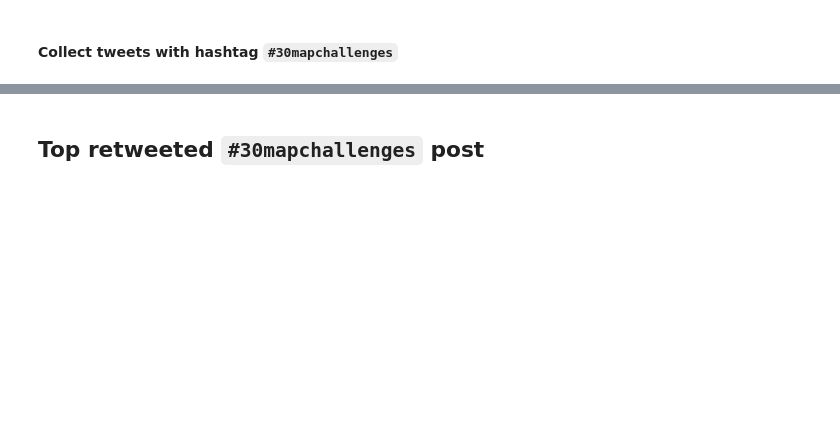
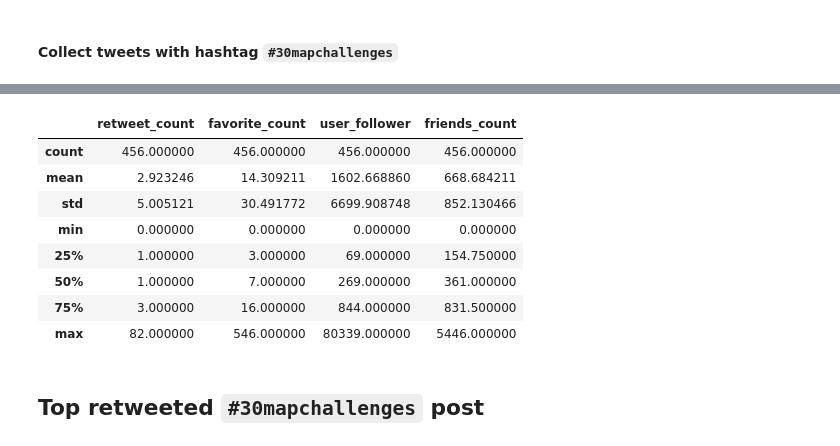
Before and after one commit to hn303/30DayMapChallenge-Bot, a Jupyter notebook: tweet_bot.ipynb, the cells around one changed output, grey strips where cells are left out. Saved outputs shown, nothing was run; the diff lists cells and outputs as text; code cells hidden in the pictures; blank space fills up the shorter version.

```diff
--- a/tweet_bot.ipynb
+++ b/tweet_bot.ipynb
@@ -108,3 +133,15 @@ df.to_csv(f"./data/2020-11-02.csv")
+# %%
+df[['retweet_count','favorite_count', 'user_follower', 'friends_count']].describe()
+# %% [output]
+|  | retweet_count | favorite_count | user_follower | friends_count |
+| count | 456.000000 | 456.000000 | 456.000000 | 456.000000 |
+| mean | 2.923246 | 14.309211 | 1602.668860 | 668.684211 |
+| std | 5.005121 | 30.491772 | 6699.908748 | 852.130466 |
+| min | 0.000000 | 0.000000 | 0.000000 | 0.000000 |
+| 25% | 1.000000 | 3.000000 | 69.000000 | 154.750000 |
+| 50% | 1.000000 | 7.000000 | 269.000000 | 361.000000 |
+| 75% | 3.000000 | 16.000000 | 844.000000 | 831.500000 |
+| max | 82.000000 | 546.000000 | 80339.000000 | 5446.000000 |
 # %% [markdown]
 ## Top retweeted `#30mapchallenges` post
 # %%
```
Also changed, not shown: parts of 13 cells of this notebook, 3 other files.
